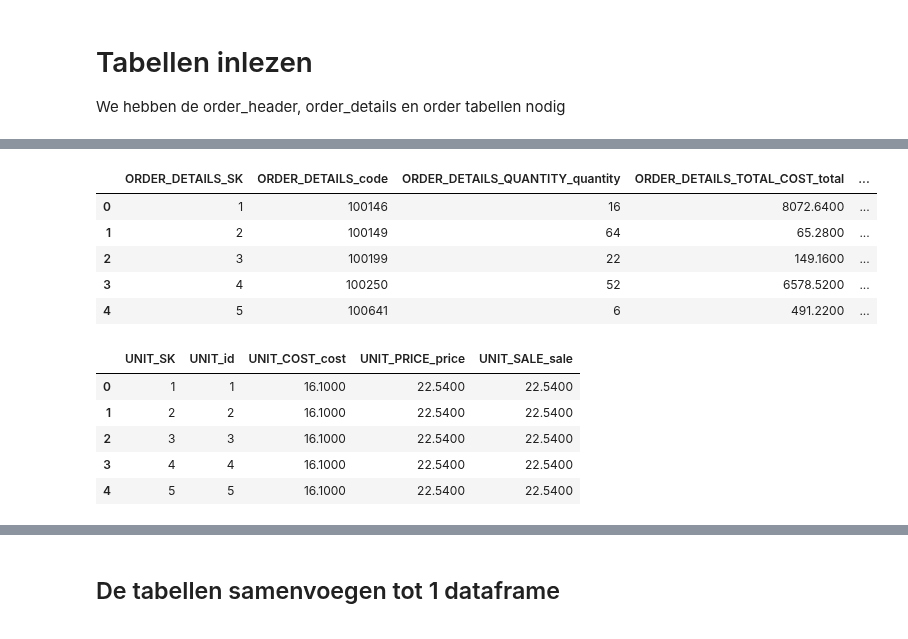
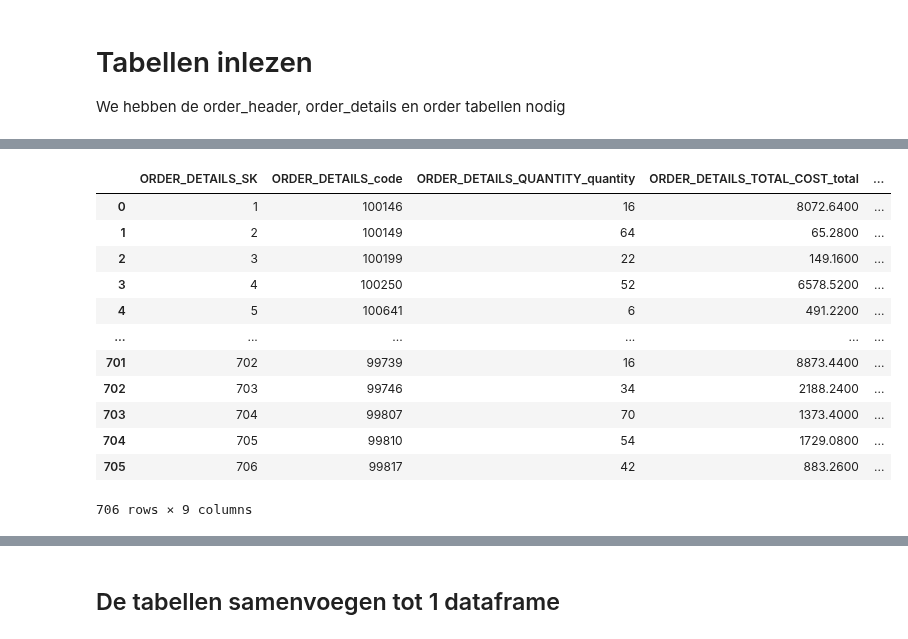
Before and after one commit to Nrojt/SE4-DEDS-Pyhton-opdrachten, a Jupyter notebook: week 8/8.1/Practicum_8.1.ipynb, the cells around one changed output, grey strips where cells are left out. Cells and saved outputs as stored; diff of their text form; code cells hidden in the pictures.

```diff
--- a/week 8/8.1/Practicum_8.1.ipynb
+++ b/week 8/8.1/Practicum_8.1.ipynb
@@ -74,38 +89,26 @@ order_header.head()
 # %%
 order_details_query = "SELECT * FROM Order_details"
 
 order_details_result = export_cursor.execute(order_details_query)
 order_details_fetch = order_details_result.fetchall()
 order_details_columns = [column[0] for column in order_details_result.description]
 order_details = pd.DataFrame.from_records(order_details_fetch, columns=order_details_columns)
 
 # dropping current value and last updated columns
 order_details = order_details.drop(columns=['CURRENT_VALUE', 'LAST_UPDATED'])
 
-order_details.head()
+order_details
 # %% [output]
 |  | ORDER_DETAILS_SK | ORDER_DETAILS_code | ORDER_DETAILS_QUANTITY_quantity | ORDER_DETAILS_TOTAL_COST_total | ... |
 | 0 | 1 | 100146 | 16 | 8072.6400 | ... |
 | 1 | 2 | 100149 | 64 | 65.2800 | ... |
 | 2 | 3 | 100199 | 22 | 149.1600 | ... |
 | 3 | 4 | 100250 | 52 | 6578.5200 | ... |
 | 4 | 5 | 100641 | 6 | 491.2200 | ... |
+| ... | ... | ... | ... | ... | ... |
+| 701 | 702 | 99739 | 16 | 8873.4400 | ... |
+| 702 | 703 | 99746 | 34 | 2188.2400 | ... |
+| 703 | 704 | 99807 | 70 | 1373.4000 | ... |
+| 704 | 705 | 99810 | 54 | 1729.0800 | ... |
+| 705 | 706 | 99817 | 42 | 883.2600 | ... |
+706 rows × 9 columns
-# %%
-unit_query = "SELECT * FROM Unit"
-
-unit_result = export_cursor.execute(unit_query)
-unit_fetch = unit_result.fetchall()
-unit_columns = [column[0] for column in unit_result.description]
-unit = pd.DataFrame.from_records(unit_fetch, columns=unit_columns)
-
-# dropping current value and last updated columns
-unit = unit.drop(columns=['CURRENT_VALUE', 'LAST_UPDATED'])
-
-unit.head()
-# %% [output]
-|  | UNIT_SK | UNIT_id | UNIT_COST_cost | UNIT_PRICE_price | UNIT_SALE_sale |
-| 0 | 1 | 1 | 16.1000 | 22.5400 | 22.5400 |
-| 1 | 2 | 2 | 16.1000 | 22.5400 | 22.5400 |
-| 2 | 3 | 3 | 16.1000 | 22.5400 | 22.5400 |
-| 3 | 4 | 4 | 16.1000 | 22.5400 | 22.5400 |
-| 4 | 5 | 5 | 16.1000 | 22.5400 | 22.5400 |
```
Also changed, not shown: parts of 11 cells of this notebook.
